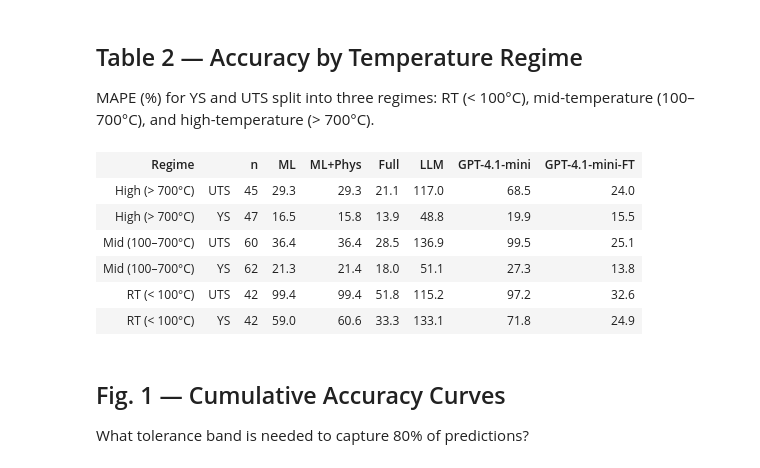
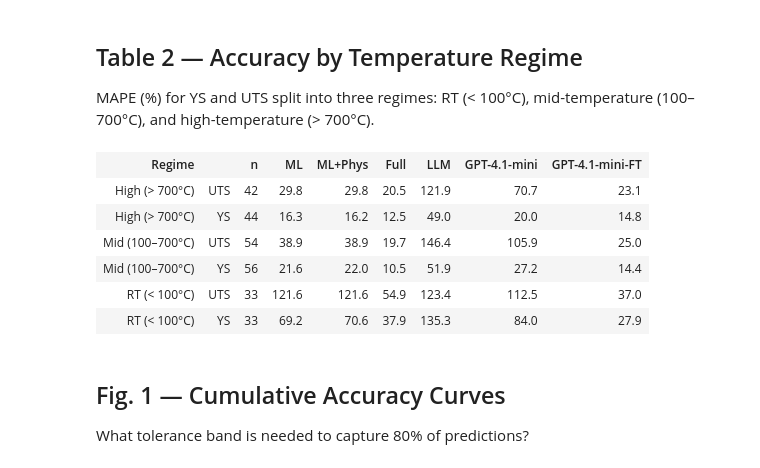
Before and after one commit to AlexLecu/AlloyGraph, a Jupyter notebook: evaluation/prediction/notebooks/02_evaluate_sss.ipynb, the cells around one changed output. Saved outputs shown, nothing was run; the diff lists cells and outputs as text; code cells hidden in the pictures.

```diff
--- a/evaluation/prediction/notebooks/02_evaluate_sss.ipynb
+++ b/evaluation/prediction/notebooks/02_evaluate_sss.ipynb
@@ -36,12 +37,28 @@ PROPS   = [('pred_ys','actual_ys','YS (MPa)'), ('pred_uts','actual_uts','UTS (MP
 
 def metrics(df, pc, ac):
     v = df[[pc,ac]].dropna(); v = v[v[ac]!=0]
-    if len(v)<2: return dict(n=len(v), mape=np.nan, rmse=np.nan, r2=np.nan, bias=np.nan)
+    if len(v)<2: return dict(n=len(v), mape=np.nan, mae=np.nan, rmse=np.nan, r2=np.nan, bias=np.nan)
     e = v[pc]-v[ac]; pe = e/v[ac]
-    return dict(n=len(v), mape=pe.abs().mean()*100, rmse=np.sqrt((e**2).mean()),
+    return dict(n=len(v), mape=pe.abs().mean()*100, mae=e.abs().mean(),
+                rmse=np.sqrt((e**2).mean()),
                 r2=r2_score(v[ac], v[pc]), bias=pe.mean()*100)
 
 def pct_within(df, pc, ac, tol):
     v = df[[pc,ac]].dropna(); v = v[v[ac]!=0]
     if len(v)==0: return np.nan
     return (((v[pc]-v[ac])/v[ac]).abs()*100 <= tol).mean()*100
+
+# === Fair comparison: intersect to common datapoints per property ===
+for df in METHODS.values():
+    df['_key'] = df['alloy'].astype(str) + '|' + df['temperature'].astype(str)
+
+def _common_keys(pc, ac):
+    sets = []
+    for df in METHODS.values():
+        v = df.dropna(subset=[pc, ac])
+        v = v[v[ac] != 0]
+        sets.append(set(v['_key']))
+    return set.intersection(*sets) if sets else set()
+
+COMMON = {(pc, ac): _common_keys(pc, ac) for pc, ac, _ in PROPS}
+print(f"Common datapoints per property: { {lbl: len(COMMON[(pc,ac)]) for pc,ac,lbl in PROPS} }")
@@ -53,9 +72,11 @@ from IPython.display import HTML
 rows = []
 for mn, df in METHODS.items():
     for pc, ac, lbl in PROPS:
-        m = metrics(df, pc, ac)
+        keys = COMMON[(pc, ac)]
+        df_fair = df[df['_key'].isin(keys)]
+        m = metrics(df_fair, pc, ac)
         rows.append({**m, 'Method': mn, 'Property': lbl,
-                     '±10%': pct_within(df,pc,ac,10), '±20%': pct_within(df,pc,ac,20)})
+                     '±10%': pct_within(df_fair, pc, ac, 10), '±20%': pct_within(df_fair, pc, ac, 20)})
 
 tbl = pd.DataFrame(rows)
 
@@ -87,10 +108,10 @@ def build_table_html(sub, columns_spec):
     return html
 
 for prop in ['YS (MPa)', 'UTS (MPa)', 'EL (%)', 'EM (GPa)']:
-    sub = tbl[tbl['Property']==prop][['Method','n','mape','rmse','r2','bias','±10%','±20%']].copy()
+    sub = tbl[tbl['Property']==prop][['Method','n','mape','mae','rmse','r2','bias','±10%','±20%']].copy()
     sub = sub.set_index('Method')
-    sub.columns = ['n','MAPE %','RMSE','R²','Bias %','±10%','±20%']
-    cols = [('n',None,'{:.0f}'),('MAPE %','min','{:.1f}'),('RMSE','min','{:.1f}'),
+    sub.columns = ['n','MAPE %','MAE','RMSE','R²','Bias %','±10%','±20%']
+    cols = [('n',None,'{:.0f}'),('MAPE %','min','{:.1f}'),('MAE','min','{:.1f}'),('RMSE','min','{:.1f}'),
             ('R²','max','{:.3f}'),('Bias %','abs_min','{:+.1f}'),('±10%','max','{:.0f}%'),('±20%','max','{:.0f}%')]
     print(f"\n{prop}")
     display(HTML(build_table_html(sub, cols)))
@@ -149,50 +170,52 @@ for mn, df in METHODS.items():
     for regime in REGIMES:
         sub = df[df['regime'] == regime]
         for pc, ac, lbl in [('pred_ys','actual_ys','YS'), ('pred_uts','actual_uts','UTS')]:
-            m = metrics(sub, pc, ac)
+            keys = COMMON[(pc, f'actual_{lbl.lower()}')]
+            sub_fair = sub[sub['_key'].isin(keys)]
+            m = metrics(sub_fair, pc, ac)
             rows.append({'Regime': regime, 'Property': lbl, 'Method': mn,
                          'n': m['n'], 'MAPE': m['mape']})
 
 temp_tbl = pd.DataFrame(rows)
 pivot = temp_tbl.pivot_table(index=['Regime', 'Property'], columns='Method', values='MAPE')
 pivot = pivot[[m for m in METHOD_ORDER if m in pivot.columns]]
-n_ref = temp_tbl[temp_tbl['Method']=='ML'][['Regime','Property','n']].set_index(['Regime','Property'])
+n_ref = temp_tbl[temp_tbl['Method']=='Full'][['Regime','Property','n']].set_index(['Regime','Property'])
 pivot = n_ref.join(pivot)
 pivot.index = pivot.index.set_levels([REGIMES, ['YS', 'UTS']])
 
 HIGHLIGHT = 'background-color:#d4edda;font-weight:bold'
 method_cols = [c for c in pivot.columns if c != 'n']
 html = '<table border="1" style="border-collapse:collapse;text-align:right">\n'
 html += '<tr><th style="text-align:left" colspan="2">Regime</th><th style="padding:4px 8px">n</th>'
 for c in method_cols:
     html += f'<th style="padding:4px 8px">{c}</th>'
 html += '</tr>\n'
 for idx in pivot.index:
     regime, prop = idx
     row_vals = pivot.loc[idx, method_cols]
     best_col = row_vals.idxmin()
     n_val = pivot.loc[idx, 'n']
     n_s = f'{n_val:.0f}' if pd.notna(n_val) else '\u2014'
     html += f'<tr><td style="text-align:left;padding:4px 8px">{regime}</td>'
     html += f'<td style="text-align:left;padding:4px 8px"><b>{prop}</b></td>'
     html += f'<td style="padding:4px 8px">{n_s}</td>'
     for col in method_cols:
         val = pivot.loc[idx, col]
         s = f'{val:.1f}' if pd.notna(val) else '\u2014'
         is_best = pd.notna(val) and col == best_col
         style = f'{HIGHLIGHT};padding:4px 8px' if is_best else 'padding:4px 8px'
         html += f'<td style="{style}">{s}</td>'
     html += '</tr>\n'
 html += '</table>'
 display(HTML(html))
 # %% [output]
 | Regime |  | n | ML | ML+Phys | Full | LLM | GPT-4.1-mini | GPT-4.1-mini-FT |
-| High (> 700°C) | UTS | 45 | 29.3 | 29.3 | 21.1 | 117.0 | 68.5 | 24.0 |
-| High (> 700°C) | YS | 47 | 16.5 | 15.8 | 13.9 | 48.8 | 19.9 | 15.5 |
-| Mid (100–700°C) | UTS | 60 | 36.4 | 36.4 | 28.5 | 136.9 | 99.5 | 25.1 |
-| Mid (100–700°C) | YS | 62 | 21.3 | 21.4 | 18.0 | 51.1 | 27.3 | 13.8 |
-| RT (< 100°C) | UTS | 42 | 99.4 | 99.4 | 51.8 | 115.2 | 97.2 | 32.6 |
-| RT (< 100°C) | YS | 42 | 59.0 | 60.6 | 33.3 | 133.1 | 71.8 | 24.9 |
+| High (> 700°C) | UTS | 42 | 29.8 | 29.8 | 20.5 | 121.9 | 70.7 | 23.1 |
+| High (> 700°C) | YS | 44 | 16.3 | 16.2 | 12.5 | 49.0 | 20.0 | 14.8 |
+| Mid (100–700°C) | UTS | 54 | 38.9 | 38.9 | 19.7 | 146.4 | 105.9 | 25.0 |
+| Mid (100–700°C) | YS | 56 | 21.6 | 22.0 | 10.5 | 51.9 | 27.2 | 14.4 |
+| RT (< 100°C) | UTS | 33 | 121.6 | 121.6 | 54.9 | 123.4 | 112.5 | 37.0 |
+| RT (< 100°C) | YS | 33 | 69.2 | 70.6 | 37.9 | 135.3 | 84.0 | 27.9 |
 # %% [markdown]
 ## Fig. 1 — Cumulative Accuracy Curves
 
```
Also changed, not shown: parts of 9 cells of this notebook, 3 other files.
